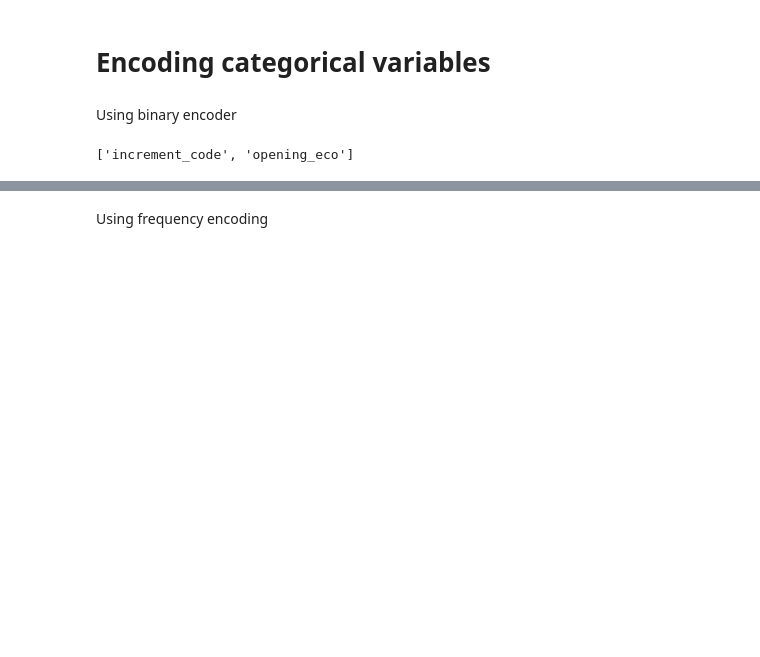
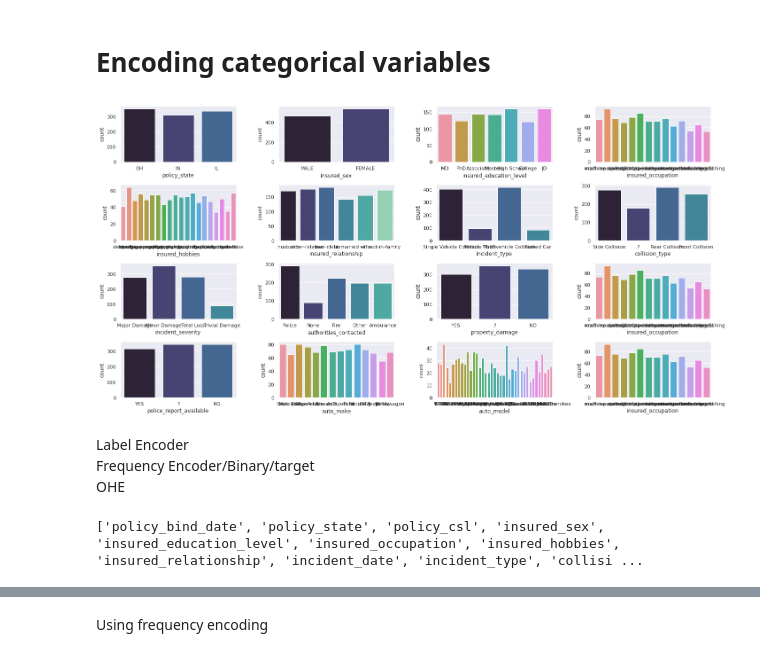
Before and after one commit to Gail529/Insurance-Fraud, a Jupyter notebook: Insurance__fraud.ipynb, the cells around one changed output, grey strips where cells are left out. Cells and saved outputs as stored; diff of their text form; code cells hidden in the pictures; blank space fills up the shorter version.

```diff
--- a/Insurance__fraud.ipynb
+++ b/Insurance__fraud.ipynb
@@ -168,7 +176,8 @@ data = norm.transform(data)
 # %%
 #standardisation
 from sklearn import preprocessing
-cols=['turns','white_rating', 'black_rating', 'opening_ply','rating_diff']
+#['months_as_customer','age','policy_number','policy_deductable ','policy_annual_premium','capital-gains','capital-loss','incident_hour_of_the_day','number_of_vehicles_involved','bodily_injuries','witnesses','total_claim_amount','injury_claim','property_claim','vehicle_claim']
+cols=['months_as_customer','age','policy_deductable','policy_annual_premium','capital-gains','capital-loss','incident_hour_of_the_day','number_of_vehicles_involved','bodily_injuries','witnesses','total_claim_amount','injury_claim','property_claim','vehicle_claim']
 cols_to_scale=data[cols]
 Standardisation = preprocessing.StandardScaler()
 scaled_cols= Standardisation.fit_transform(cols_to_scale)
@@ -177,4 +201,2 @@ data[cols]=scaled_cols
 # %% [markdown]
 # Encoding categorical  variables
-# %% [markdown]
-Using binary encoder
@@ -184,16 +203,37 @@ anglrr_df[["RELATIONSHIP STATUS","SEX", "ALCOHOL","DRUGS"]] = enc.fit_transform(
+# %%
+#looking for categorical variables with high cardinality
+sns.set_theme(style='darkgrid',palette="mako")
+
+fig,ax = plt.subplots(4,4, figsize=(20,10), sharex=False)
+
+sns.countplot(data['policy_state'], ax=ax[0,0])
+sns.countplot(data['insured_sex'], ax=ax[0,1])
+sns.countplot(data['insured_education_level'], ax=ax[0,2])
+sns.countplot(data['insured_occupation'], ax=ax[0,3])
+sns.countplot(data['insured_hobbies'], ax=ax[1,0])
+sns.countplot(data['insured_relationship'], ax=ax[1,1])
+sns.countplot(data['incident_type'], ax=ax[1,2])
+sns.countplot(data['collision_type'], ax=ax[1,3])
+sns.countplot(data['incident_severity'], ax=ax[2,0])
+sns.countplot(data['authorities_contacted'], ax=ax[2,1])
+sns.countplot(data['property_damage'], ax=ax[2,2])
+sns.countplot(data['insured_occupation'], ax=ax[2,3])
+sns.countplot(data['police_report_available'], ax=ax[3,0])
+sns.countplot(data['auto_make'], ax=ax[3,1])
+sns.countplot(data['auto_model'], ax=ax[3,2])
+sns.countplot(data['insured_occupation'], ax=ax[3,3])
+
+plt.tight_layout()
+# %% [output]
+[figure, added]
+# %% [markdown]
+Label Encoder <br>
+Frequency Encoder/Binary/target<br>
+OHE
 # %%
-# label encoding the data
 categorical_feature_mask = data.dtypes==object
 # filter categorical columns using mask and turn it into a list
 categorical_cols = data.columns[categorical_feature_mask].tolist()
 print(categorical_cols)
-le = LabelEncoder()
-data['winner']= le.fit_transform(data['winner'])
-
-#for categorical_cols with high cardinality
-#binary encoding
-encoder= ce.BinaryEncoder(cols=['opening_eco','increment_code'])
-data_encoded=encoder.fit_transform(data)
-data=data_encoded
 # %% [output]
-['increment_code', 'opening_eco']
+['policy_bind_date', 'policy_state', 'policy_csl', 'insured_sex', 'insured_education_level', 'insured_occupation', 'insured_hobbies', 'insured_relationship', 'incident_date', 'incident_type', 'collisi ...
```
Also changed, not shown: parts of 24 cells of this notebook.
